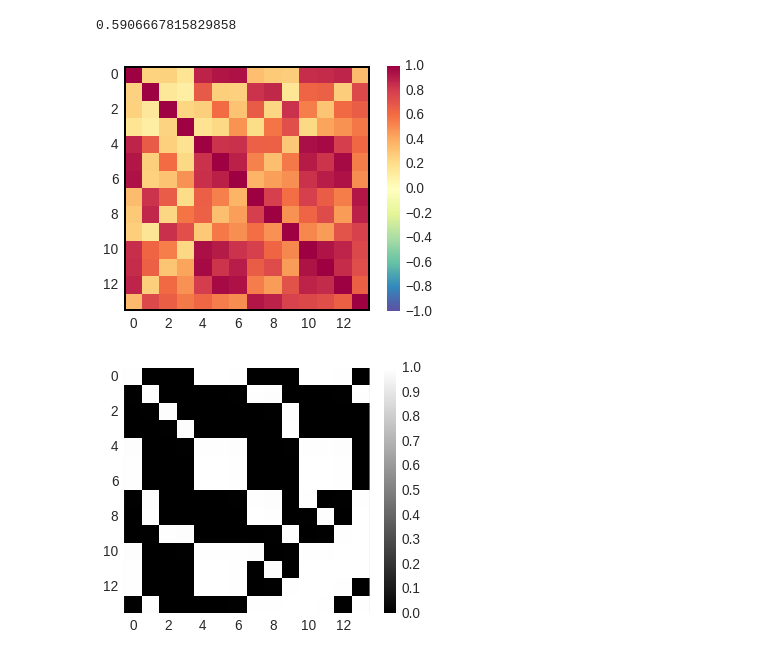
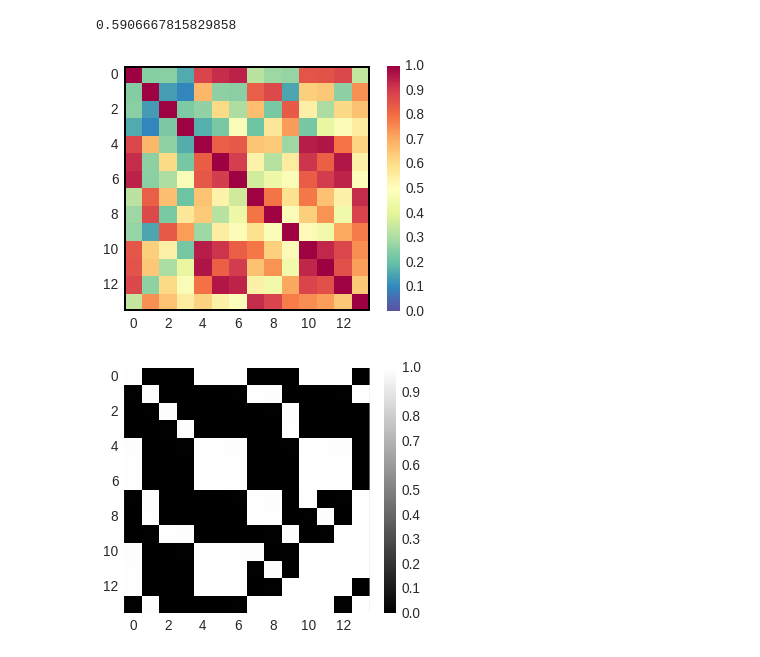
Before and after one commit to SIMEXP/schizo_multisite, a Jupyter notebook: figures/connectomes.ipynb, the cells around one changed output. Cells and saved outputs as stored; diff of their text form; code cells hidden in the pictures.

```diff
--- a/figures/connectomes.ipynb
+++ b/figures/connectomes.ipynb
@@ -523,7 +523,7 @@ def plot_connectomes(demog_set,flag_diff_only=False, label=''):
         ax=plt.subplot(1,4,3)
     else:
         ax = plt.subplot(111)
-    diff = data_[(demog_set['sz']==0)].values.mean(0) - data_[(demog_set['sz']==1)].values.mean(0)
+    diff = data_[(demog_set['sz']==1)].values.mean(0) - data_[(demog_set['sz']==0)].values.mean(0)
     diff_mat = hc.ordermat(ts.vec2mat(diff), ind_7to64)
     visu.mat(diff_mat,[-0.15,0.15],True,False)
     plt.grid(False)
@@ -542,7 +542,7 @@ def plot_connectomes(demog_set,flag_diff_only=False, label=''):
         rejected = test_diff(data_.loc[demog_set.index.values].values, demog_set[['sz']].values)
         diff_mat_reject = hc.ordermat(rejected, ind_7to64)
         #visu.mat(diff_mat*2.,lim=[0,1])
-        visu.mat(diff_mat_reject,[0,1],True,False,plt.cm.Blues)
+        visu.mat(diff_mat_reject,[0,1],True,False,plt.cm.Greys)
         plt.grid(False)
         show_cluster(ind_sub,color='k')
         p=patches.Rectangle(
@@ -612,22 +612,22 @@ ts.mat2vec(np.corrcoef(np.stack(main_correlation_comp))).mean()
 # %%
 # correlation between diff maps
 fig = plt.figure()
 ax=plt.subplot(1,1,1)
-plt.imshow(np.corrcoef(np.stack(main_correlation_comp)),interpolation='none', cmap=plt.cm.Spectral_r,vmin=-1,vmax=1)
+plt.imshow(np.corrcoef(np.stack(main_correlation_comp)),interpolation='none', cmap=plt.cm.Spectral_r,vmin=0,vmax=1)
 plt.grid(False)
 plt.colorbar()
 p=patches.Rectangle(
         (-0.5, -0.5), 13.95, 13.95, fill=False,
         edgecolor=None,      # Default
         linewidth=3
     )
 ax.add_patch(p)
 plt.savefig('samples/univar_ari.png', dpi = 300, bbox_inches='tight')
 
 df = pd.DataFrame(np.corrcoef(np.stack(main_correlation_comp)))
 df.to_csv('samples/univar_ari.csv')
 # %% [output]
-[figure, old version]
+[figure, new version]
 # %%
 visu.mat(np.corrcoef(np.stack(main_correlation_comp))>0.7)
 plt.grid(False)
```
Also changed, not shown: parts of 4 cells of this notebook, 17 other files.
